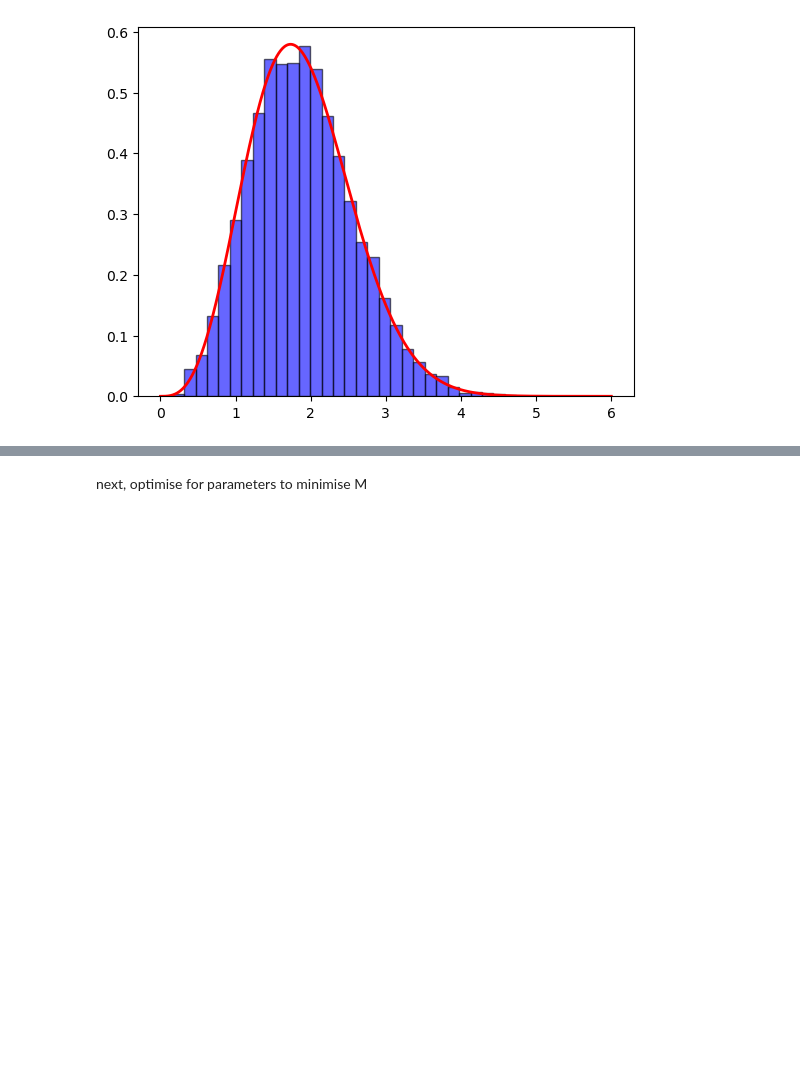
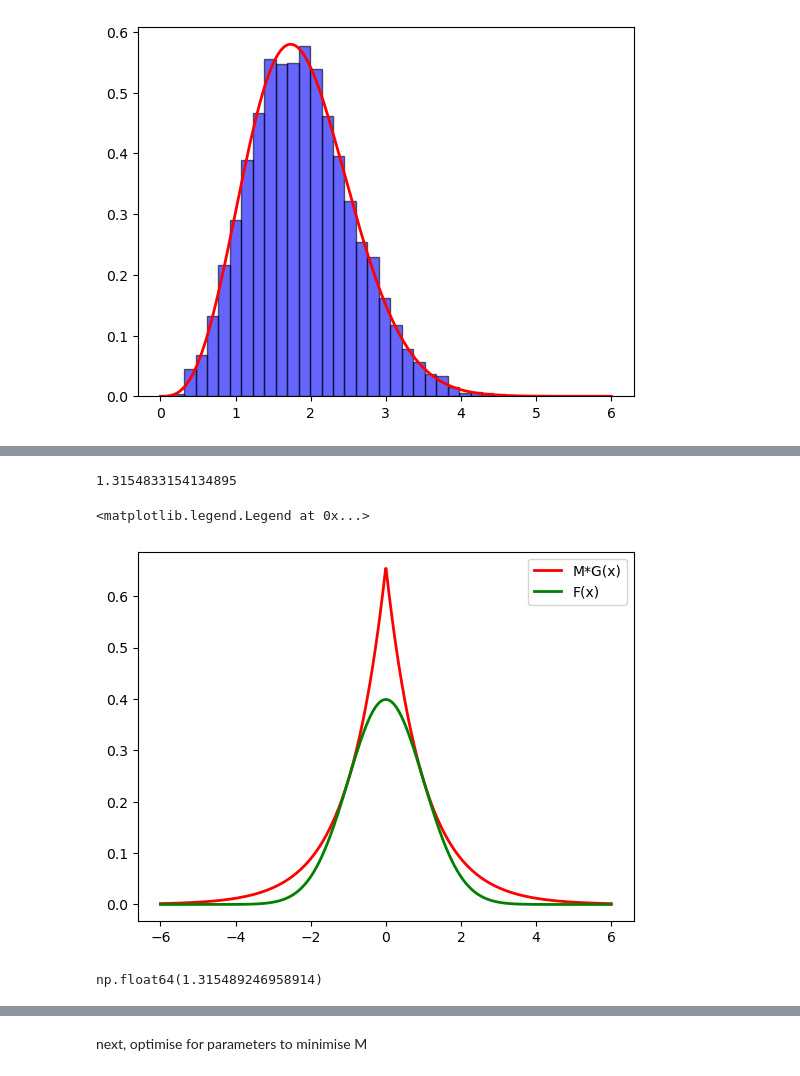
Before and after one commit to aayrapet/MC_simulations, a Jupyter notebook: main.ipynb, the cells around one changed output, grey strips where cells are left out. Cells and saved outputs as stored; diff of their text form; code cells hidden in the pictures; blank space fills up the shorter version.

```diff
--- a/main.ipynb
+++ b/main.ipynb
@@ -413,0 +442,16 @@ Integral of f_density over (-∞, ∞): 1.0 ,good!
+# %%
+#find minimal M such that M*G(x)>=F(x)
+M=np.max(f(x_vals)/pdf_g)
+print(M)
+plt.plot(x_vals, pdf_g*M, 'r-', lw=2,label="M*G(x)")  # Add label for legend
+plt.plot(x_vals, f(x_vals), 'g-', lw=2,label="F(x)")
+plt.legend()
+# %% [output]
+1.3154833154134895
+<matplotlib.legend.Legend at 0x...>
+[figure, added]
+# %%
+#analytically M=
+2*np.exp(0.5)/(np.sqrt(2*np.pi))
+# %% [output]
+np.float64(1.315489246958914)
```
Also changed, not shown: parts of 11 cells of this notebook.
